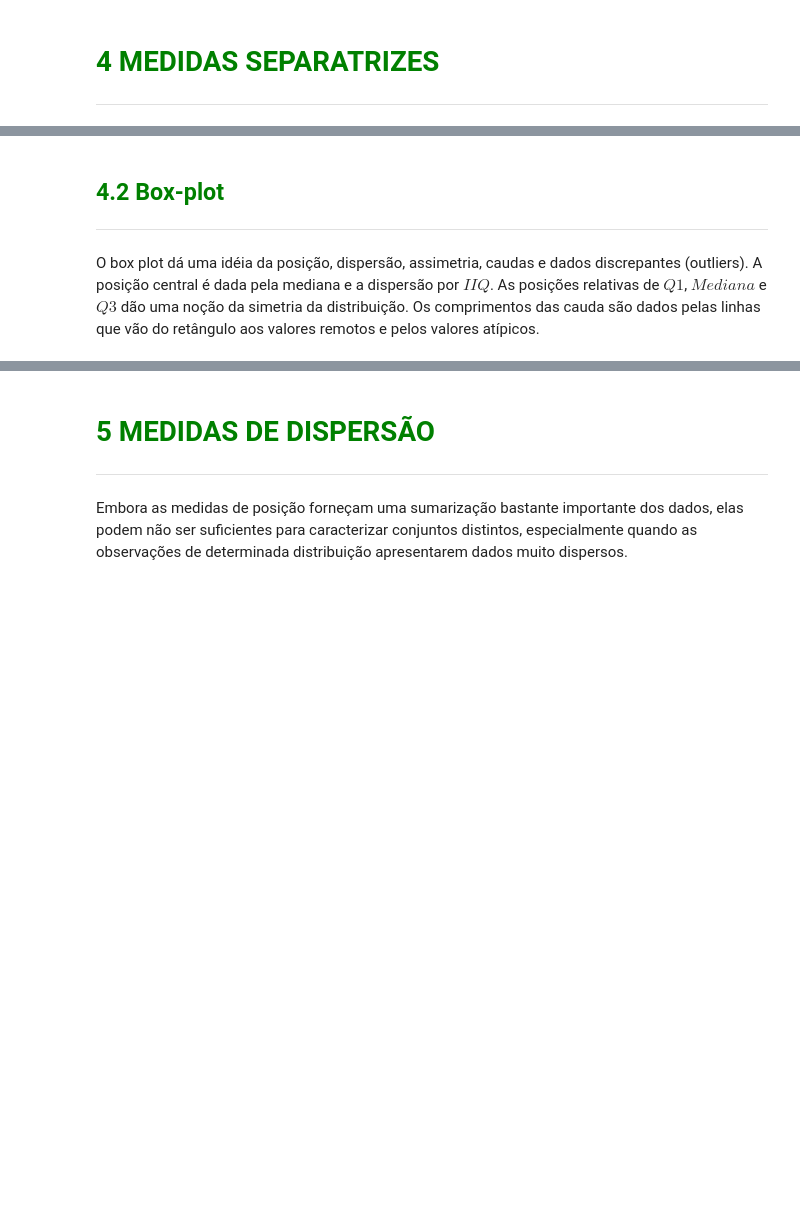
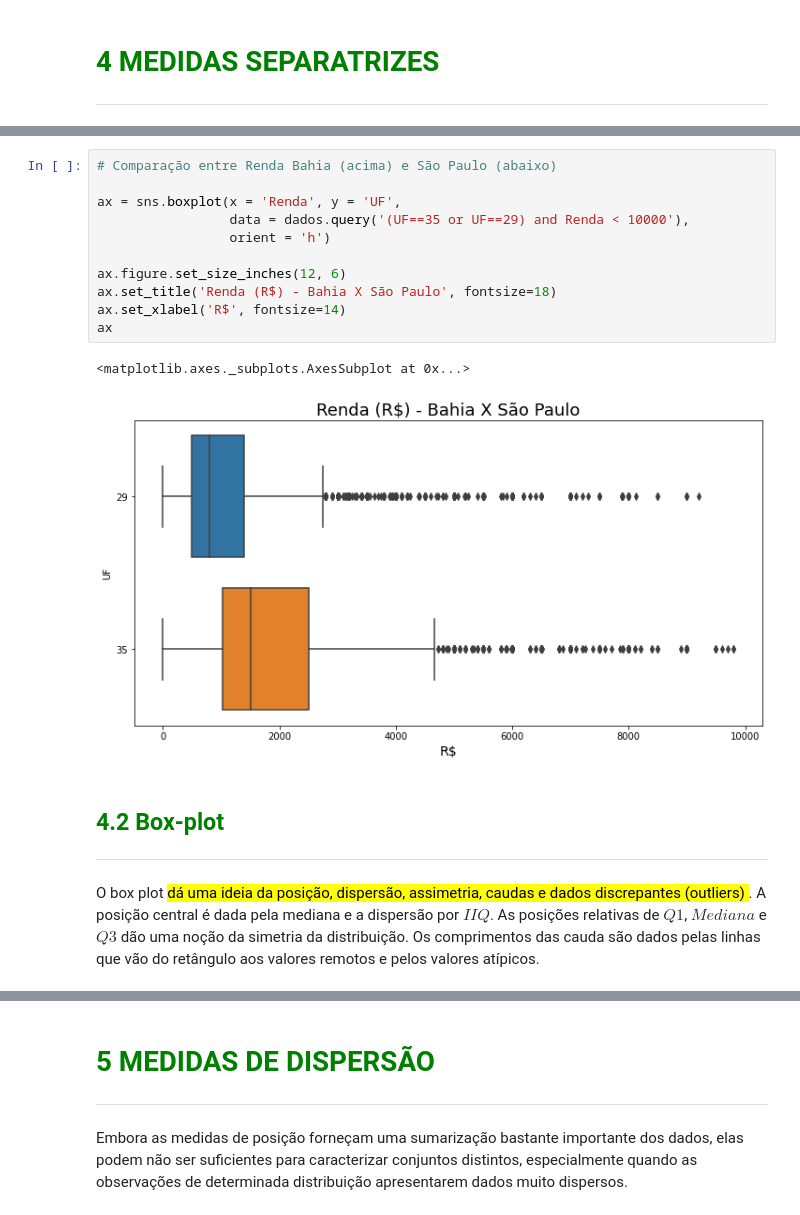
Before and after one commit to caroollimabr/Python_Statistics, a Jupyter notebook: Curso_de_Estatística_Parte_1.ipynb, the cells around one changed output, grey strips where cells are left out. Saved outputs shown, nothing was run; the diff lists cells and outputs as text; blank space fills up the shorter version.

Commit message:
medidas separatrizes e de dispersão

```diff
--- a/Curso_de_Estatística_Parte_1.ipynb
+++ b/Curso_de_Estatística_Parte_1.ipynb
@@ -1104,7 +1182,21 @@ Há uma série de medidas de posição semelhantes na sua concepção à mediana
+# %%
+# Comparação entre Renda Bahia (acima) e São Paulo (abaixo)
+
+ax = sns.boxplot(x = 'Renda', y = 'UF',
+                 data = dados.query('(UF==35 or UF==29) and Renda < 10000'),
+                 orient = 'h')
+
+ax.figure.set_size_inches(12, 6)
+ax.set_title('Renda (R$) - Bahia X São Paulo', fontsize=18)
+ax.set_xlabel('R$', fontsize=14)
+ax
+# %% [output]
+<matplotlib.axes._subplots.AxesSubplot at 0x...>
+[figure, added]
 # %% [markdown]
 ## <font color=green>4.2 Box-plot</font>
 ***
 
-O box plot dá uma idéia da posição, dispersão, assimetria, caudas e dados discrepantes (outliers). A posição central é dada pela mediana e a dispersão por $IIQ$. As posições relativas de $Q1$, $Mediana$ e $Q3$ dão uma noção da simetria da distribuição. Os comprimentos das cauda são dados pelas linhas que vão do retângulo aos valores remotos e pelos valores atípicos.
+O box plot <mark>dá uma ideia da posição, dispersão, assimetria, caudas e dados discrepantes (outliers) </mark>. A posição central é dada pela mediana e a dispersão por $IIQ$. As posições relativas de $Q1$, $Mediana$ e $Q3$ dão uma noção da simetria da distribuição. Os comprimentos das cauda são dados pelas linhas que vão do retângulo aos valores remotos e pelos valores atípicos.
 # %% [markdown]
 <img src='https://caelum-online-public.s3.amazonaws.com/1177-estatistica-parte1/01/img005.png' width='65%'>
```
Also changed, not shown: parts of 42 cells of this notebook.
